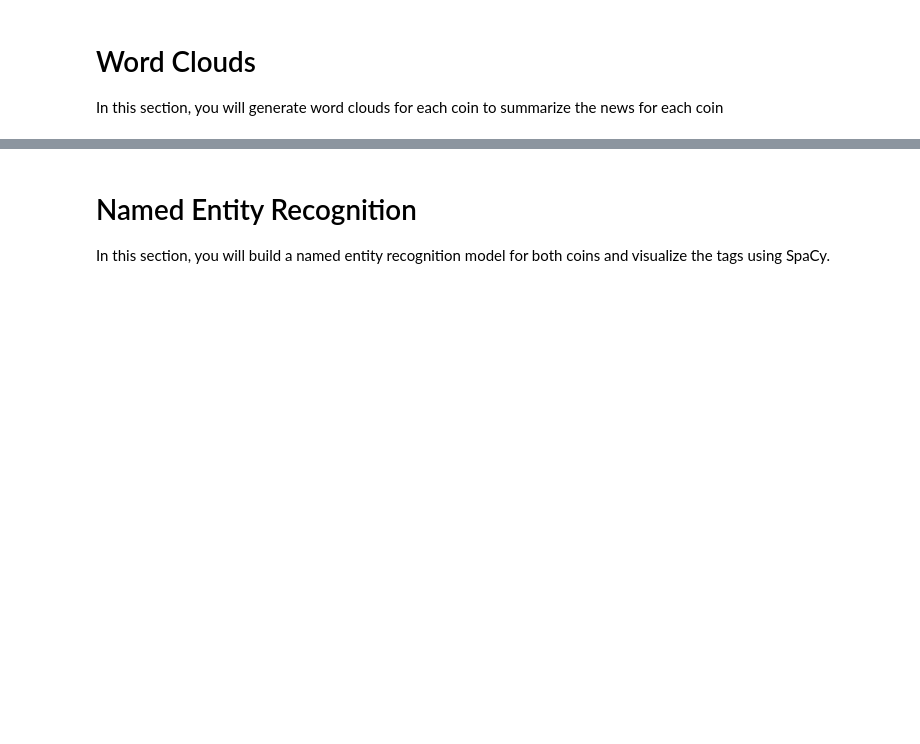
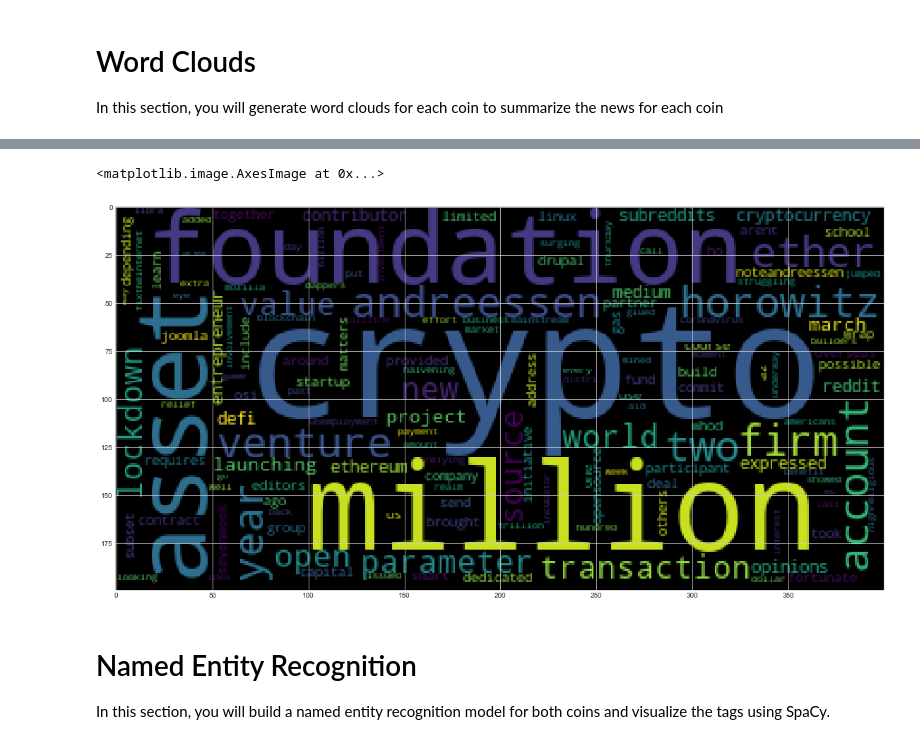
Before and after one commit to CPix18/MyFinTechRepo, a Jupyter notebook: HW9- NLP/Instructions/Starter_Code/crypto_sentiment.ipynb, the cells around one changed output, grey strips where cells are left out. Saved outputs shown, nothing was run; the diff lists cells and outputs as text; code cells hidden in the pictures; blank space fills up the shorter version.

```diff
--- a/HW9- NLP/Instructions/Starter_Code/crypto_sentiment.ipynb
+++ b/HW9- NLP/Instructions/Starter_Code/crypto_sentiment.ipynb
@@ -270,5 +270,5 @@ print(btc_processed)
 # %% [output]
 ['jk', 'rowling', 'drinking', 'lot', 'youd', 'better', 'believe', 'thought', 'author', 'cuckoos', 'calling', 'rowlingdecided', 'friday', 'perfect', 'time', 'learn', 'yesterday', 'prominent', 'investor ...
 # %%
-big_string = ' '.join([article['content'] for article in ethereum_articles['articles'] if article['content']])
+eth_big_string = ' '.join([article['content'] for article in ethereum_articles['articles'] if article['content']])
 # %%
@@ -356,19 +360,23 @@ plt.imshow(wc)
 # %%
 # Generate the Ethereum word cloud
 def process_text(doc):
     sw = set(stopwords.words('english'))
+    sw = sw.union(sw_addons)
     regex = re.compile("[^a-zA-Z ]")
     re_clean = regex.sub('', doc)
     words = word_tokenize(re_clean)
     lem = [lemmatizer.lemmatize(word) for word in words]
     output = [word.lower() for word in lem if word.lower() not in sw]
     return ' '.join(output)
 
 big_string = ' '.join(corpus)
-input_text = process_text(big_string)
+input_text = process_text(eth_big_string)
 
 wc = WordCloud().generate(input_text)
 plt.imshow(wc)
+# %% [output]
+<matplotlib.image.AxesImage at 0x...>
+[figure, added]
 # %% [markdown]
 # Named Entity Recognition
 
```
Also changed, not shown: parts of 13 cells of this notebook, 5 other files.
